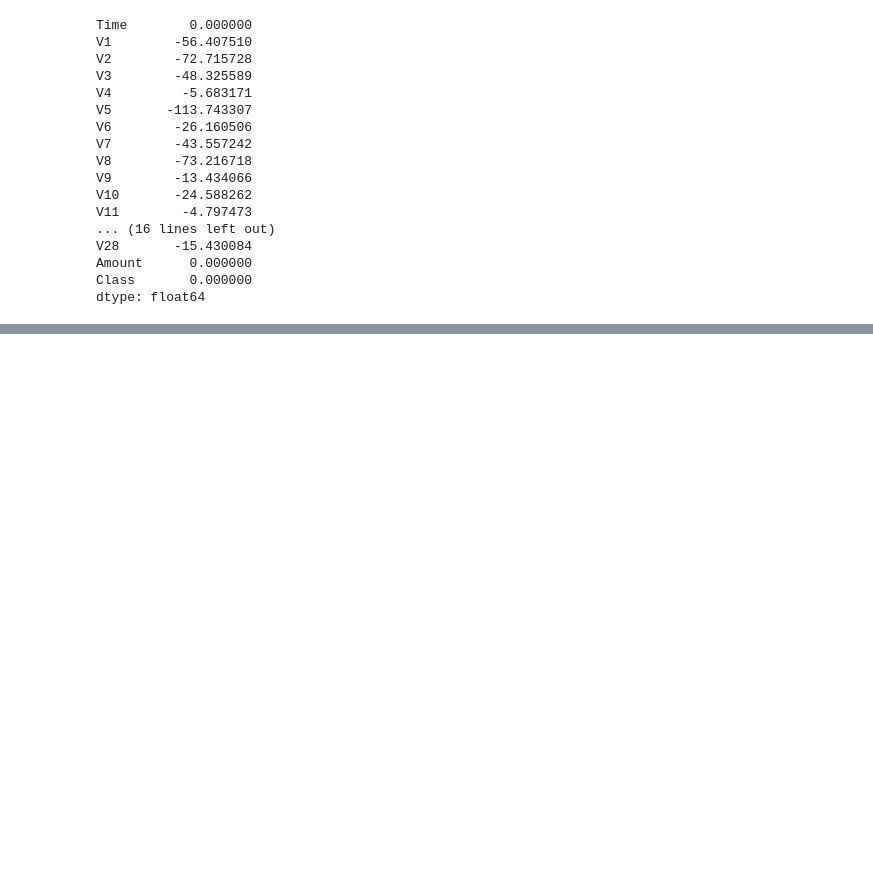
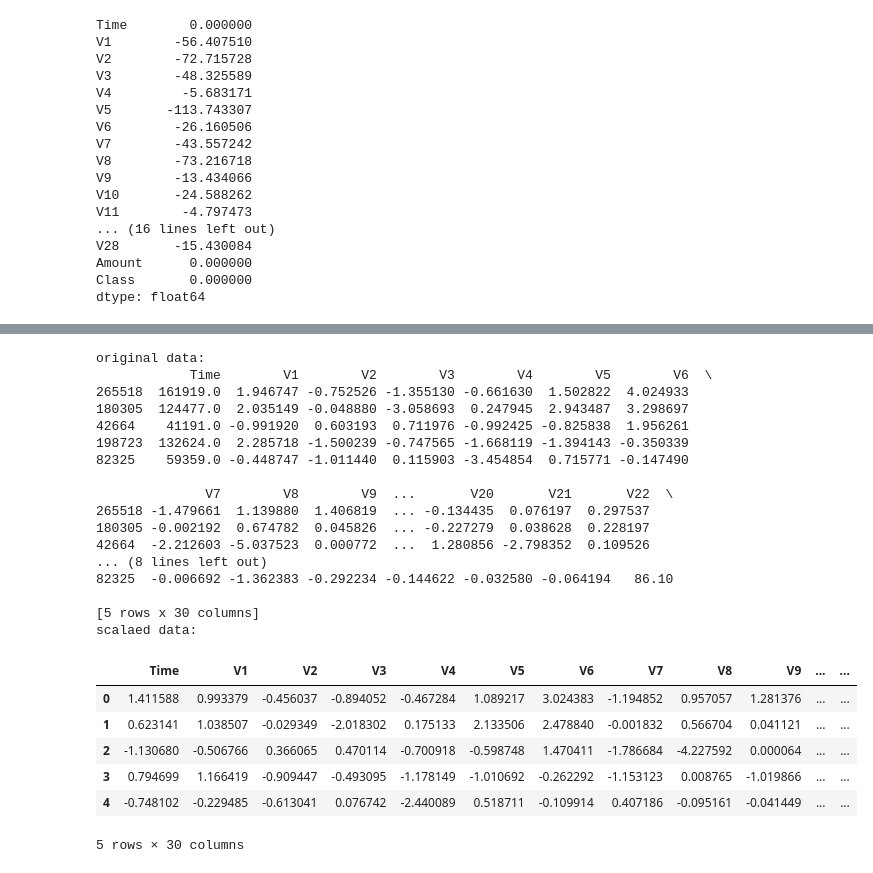
Before and after one commit to RamprakashReddy42/ml-engineer-progress-day-to-day-phase-4, a Jupyter notebook: data preparation.ipynb, the cells around one changed output, grey strips where cells are left out. Saved outputs shown, nothing was run; the diff lists cells and outputs as text; code cells hidden in the pictures; blank space fills up the shorter version.

```diff
--- a/data preparation.ipynb
+++ b/data preparation.ipynb
@@ -227,0 +252,11 @@ dtype: float64
+# %%
+from sklearn.preprocessing import StandardScaler
+import pandas as pd
+print("=== STEP 26: APPLY STANDARD SCALER ===")
+scaler=StandardScaler()
+scaler.fit(x_train)
+print("Mean:", scaler.mean_)
+print("Variance:", scaler.var_)
+print("Scale:", scaler.scale_)
+x_train_scaled_array=scaler.transform(x_train)
+x_test_scaled_array=scaler.transform(x_test)
@@ -227,0 +334,30 @@ dtype: float64
+# %%
+print("original data:")
+print(x_train.head())
+print("scalaed data:")
+pd.DataFrame(x_train_scaled_array, columns=x_train.columns).head()
+# %% [output]
+original data:
+            Time        V1        V2        V3        V4        V5        V6  \
+265518  161919.0  1.946747 -0.752526 -1.355130 -0.661630  1.502822  4.024933
+180305  124477.0  2.035149 -0.048880 -3.058693  0.247945  2.943487  3.298697
+42664    41191.0 -0.991920  0.603193  0.711976 -0.992425 -0.825838  1.956261
+198723  132624.0  2.285718 -1.500239 -0.747565 -1.668119 -1.394143 -0.350339
+82325    59359.0 -0.448747 -1.011440  0.115903 -3.454854  0.715771 -0.147490
+
+              V7        V8        V9  ...       V20       V21       V22  \
+265518 -1.479661  1.139880  1.406819  ... -0.134435  0.076197  0.297537
+180305 -0.002192  0.674782  0.045826  ... -0.227279  0.038628  0.228197
+42664  -2.212603 -5.037523  0.000772  ...  1.280856 -2.798352  0.109526
+... (8 lines left out)
+82325  -0.006692 -1.362383 -0.292234 -0.144622 -0.032580 -0.064194   86.10
+
+[5 rows x 30 columns]
+scalaed data:
+|  | Time | V1 | V2 | V3 | V4 | V5 | V6 | V7 | V8 | V9 | ... | ... |
+| 0 | 1.411588 | 0.993379 | -0.456037 | -0.894052 | -0.467284 | 1.089217 | 3.024383 | -1.194852 | 0.957057 | 1.281376 | ... | ... |
+| 1 | 0.623141 | 1.038507 | -0.029349 | -2.018302 | 0.175133 | 2.133506 | 2.478840 | -0.001832 | 0.566704 | 0.041121 | ... | ... |
+| 2 | -1.130680 | -0.506766 | 0.366065 | 0.470114 | -0.700918 | -0.598748 | 1.470411 | -1.786684 | -4.227592 | 0.000064 | ... | ... |
+| 3 | 0.794699 | 1.166419 | -0.909447 | -0.493095 | -1.178149 | -1.010692 | -0.262292 | -1.153123 | 0.008765 | -1.019866 | ... | ... |
+| 4 | -0.748102 | -0.229485 | -0.613041 | 0.076742 | -2.440089 | 0.518711 | -0.109914 | 0.407186 | -0.095161 | -0.041449 | ... | ... |
+5 rows × 30 columns
```
Also changed, not shown: parts of 5 cells of this notebook.
